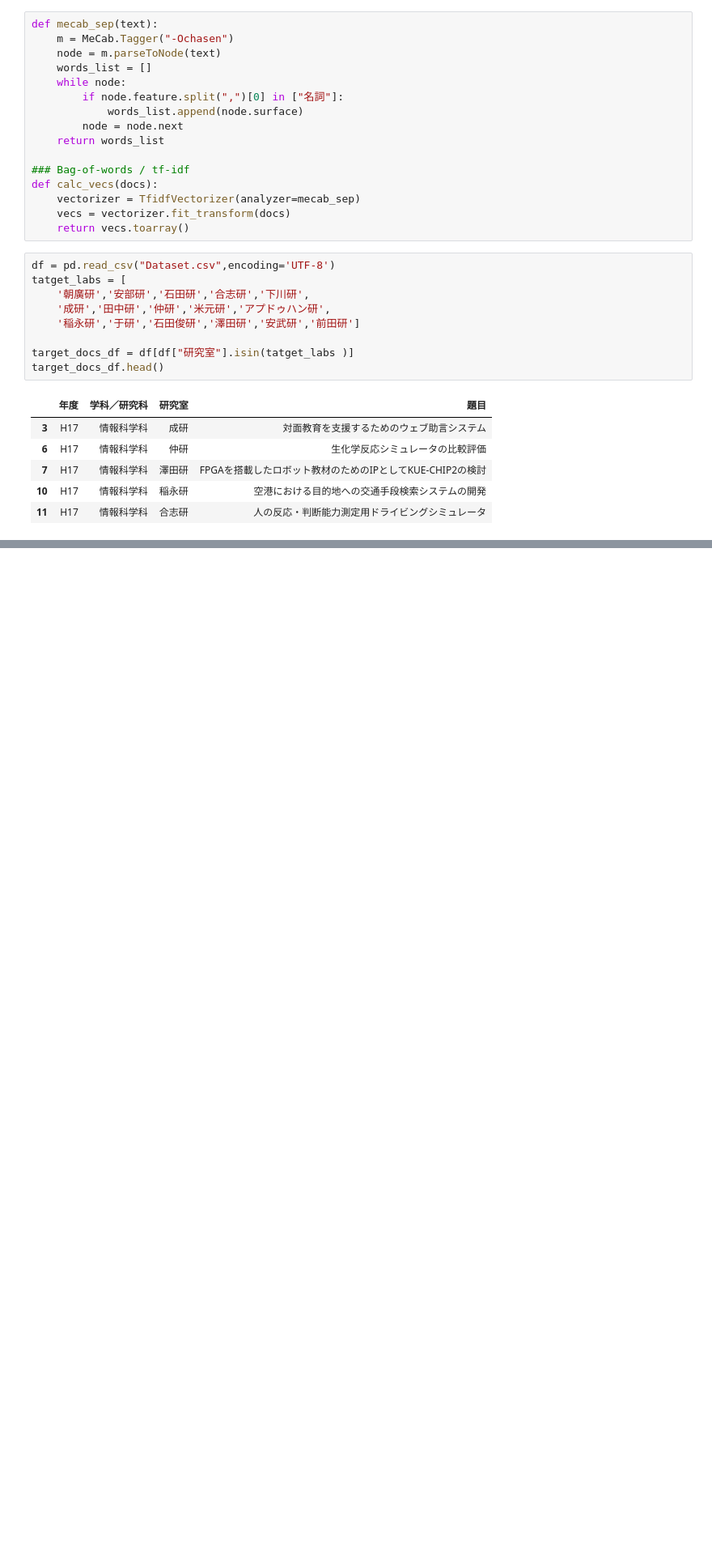
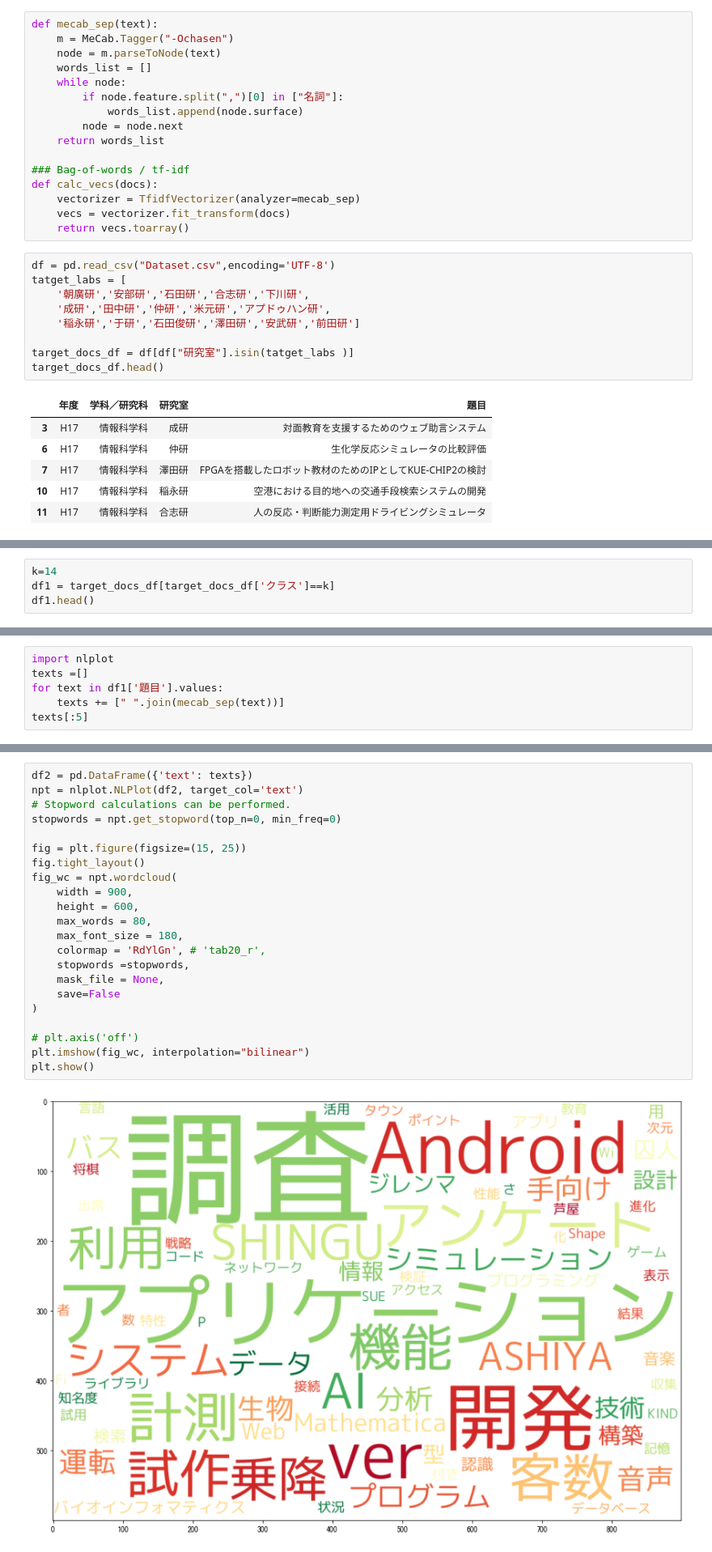
Before and after one commit to kuhaha/text_clustering, a Jupyter notebook: text_clustering2.ipynb, the cells around one changed output, grey strips where cells are left out. Shown: that part at 81% size. Cells and saved outputs as stored; diff of their text form; blank space fills up the shorter version.

```diff
--- a/text_clustering2.ipynb
+++ b/text_clustering2.ipynb
@@ -87,0 +91,4 @@ target_docs_df[target_docs_df['クラス']==k].head()
+# %%
+k=14
+df1 = target_docs_df[target_docs_df['クラス']==k]
+df1.head()
@@ -87,0 +102,6 @@ target_docs_df[target_docs_df['クラス']==k].head()
+# %%
+import nlplot
+texts =[]
+for text in df1['題目'].values:
+    texts += [" ".join(mecab_sep(text))]
+texts[:5]
@@ -87,0 +114,24 @@ target_docs_df[target_docs_df['クラス']==k].head()
+# %%
+df2 = pd.DataFrame({'text': texts})
+npt = nlplot.NLPlot(df2, target_col='text')
+# Stopword calculations can be performed.
+stopwords = npt.get_stopword(top_n=0, min_freq=0)
+
+fig = plt.figure(figsize=(15, 25))
+fig.tight_layout()
+fig_wc = npt.wordcloud(
+    width = 900,
+    height = 600,
+    max_words = 80,
+    max_font_size = 180,
+    colormap = 'RdYlGn', # 'tab20_r',
+    stopwords =stopwords,
+    mask_file = None,
+    save=False
+)
+
+# plt.axis('off')
+plt.imshow(fig_wc, interpolation="bilinear")
+plt.show()
+# %% [output]
+[figure, added]
```
Also changed, not shown: parts of 9 cells of this notebook.
